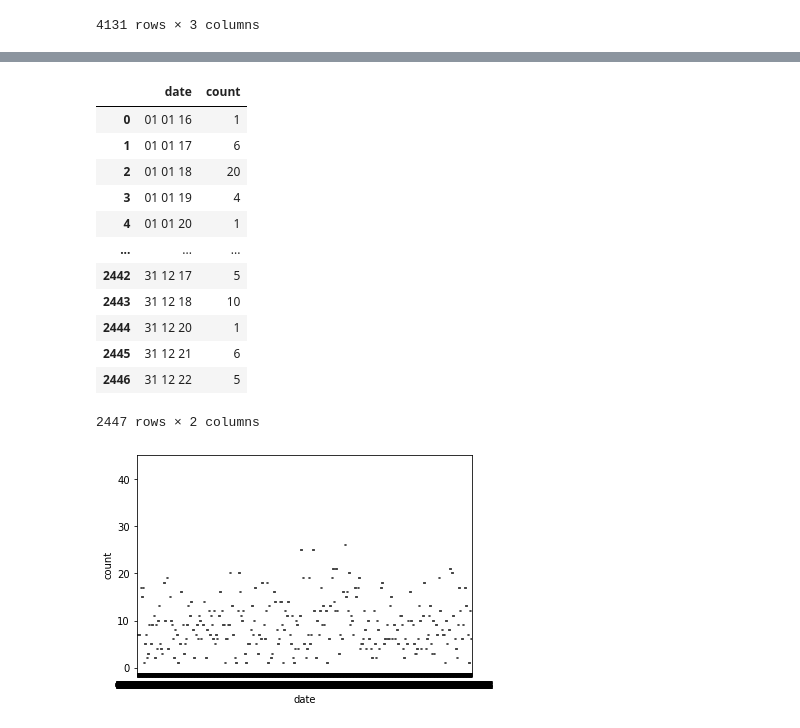
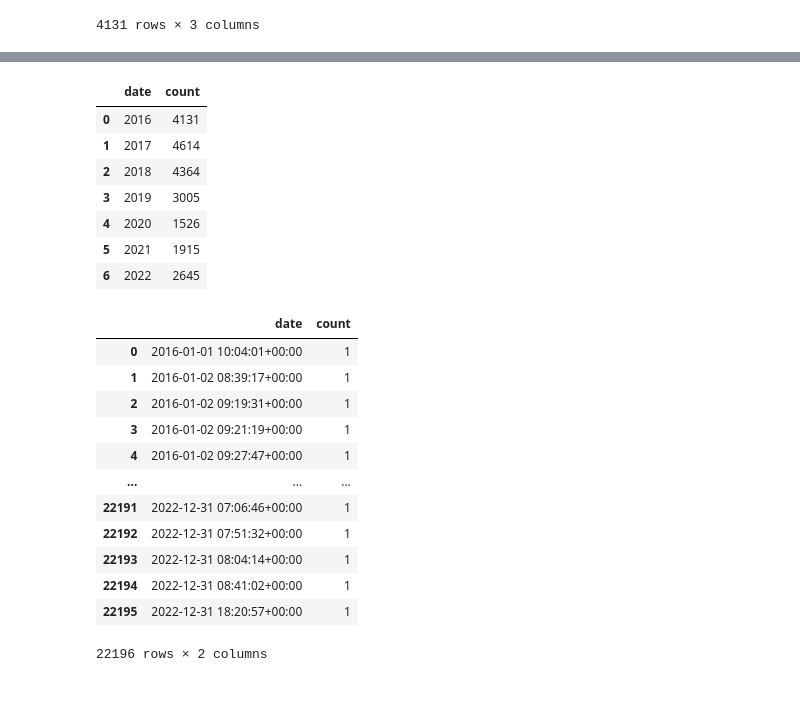
Before and after one commit to Flockyy/time-series, a Jupyter notebook: sncf-api.ipynb, the cells around one changed output, grey strips where cells are left out. Saved outputs shown, nothing was run; the diff lists cells and outputs as text; code cells hidden in the pictures; blank space fills up the shorter version.

```diff
--- a/sncf-api.ipynb
+++ b/sncf-api.ipynb
@@ -168,19 +170,28 @@ sns.barplot(data = res, x=res.date, y = res['count'])
+# %%
+res
+# %% [output]
+|  | date | count |
+| 0 | 2016 | 4131 |
+| 1 | 2017 | 4614 |
+| 2 | 2018 | 4364 |
+| 3 | 2019 | 3005 |
+| 4 | 2020 | 1526 |
+| 5 | 2021 | 1915 |
+| 6 | 2022 | 2645 |
 # %%
-res = alltimedf.groupby(alltimedf['date'].dt.strftime('%d %m %y'))['count'].sum().reset_index()
-sns.boxplot(data = res, x=res.date, y = res['count'])
+res = alltimedf.groupby(alltimedf['date'])['count'].sum().reset_index()
 res
 # %% [output]
 |  | date | count |
-| 0 | 01 01 16 | 1 |
-| 1 | 01 01 17 | 6 |
-| 2 | 01 01 18 | 20 |
-| 3 | 01 01 19 | 4 |
-| 4 | 01 01 20 | 1 |
+| 0 | 2016-01-01 10:04:01+00:00 | 1 |
+| 1 | 2016-01-02 08:39:17+00:00 | 1 |
+| 2 | 2016-01-02 09:19:31+00:00 | 1 |
+| 3 | 2016-01-02 09:21:19+00:00 | 1 |
+| 4 | 2016-01-02 09:27:47+00:00 | 1 |
 | ... | ... | ... |
-| 2442 | 31 12 17 | 5 |
-| 2443 | 31 12 18 | 10 |
-| 2444 | 31 12 20 | 1 |
-| 2445 | 31 12 21 | 6 |
-| 2446 | 31 12 22 | 5 |
+| 22191 | 2022-12-31 07:06:46+00:00 | 1 |
+| 22192 | 2022-12-31 07:51:32+00:00 | 1 |
+| 22193 | 2022-12-31 08:04:14+00:00 | 1 |
+| 22194 | 2022-12-31 08:41:02+00:00 | 1 |
+| 22195 | 2022-12-31 18:20:57+00:00 | 1 |
-2447 rows × 2 columns
+22196 rows × 2 columns
-[figure, removed]
```
Also changed, not shown: parts of 24 cells of this notebook, 1 other file.
